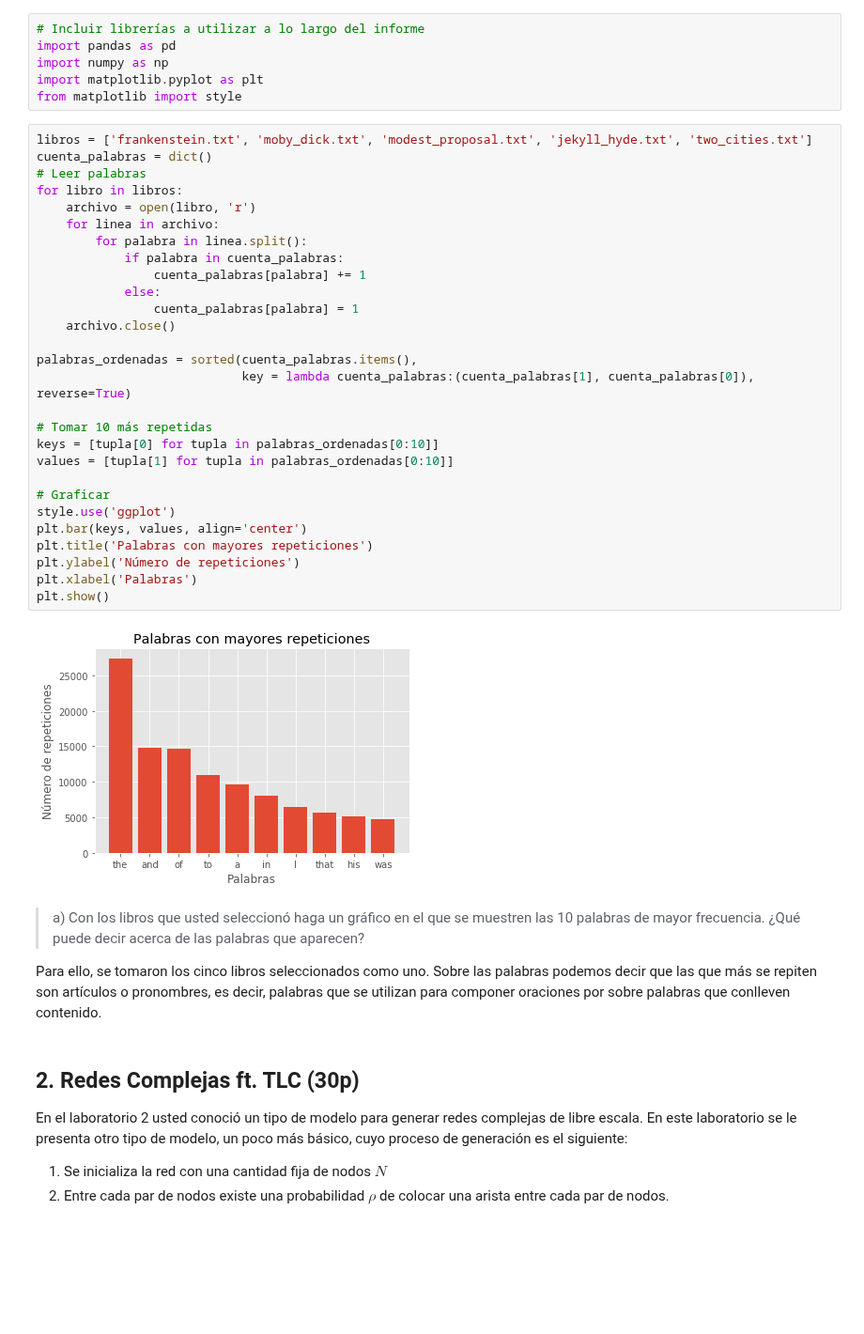
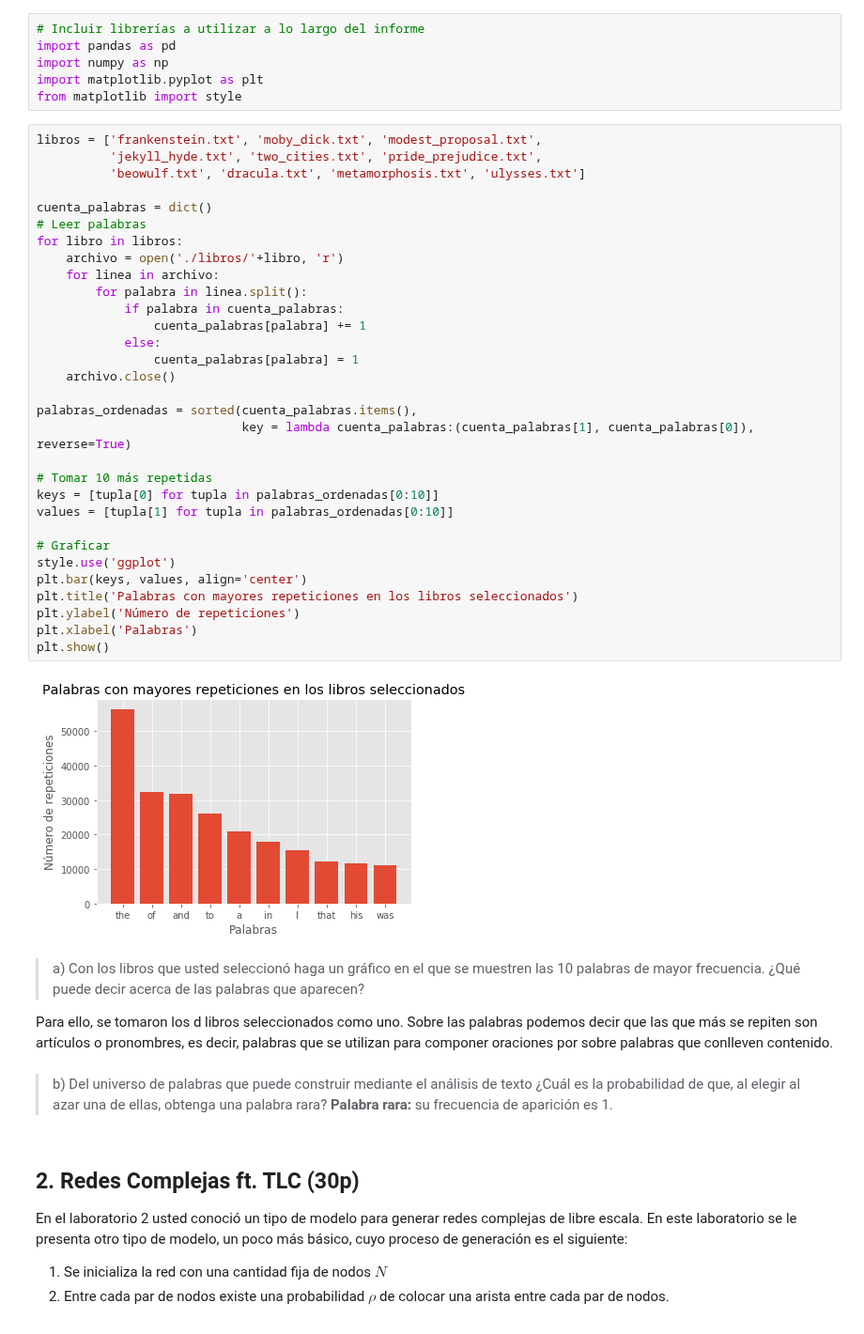
Before and after one commit to dmedelba/Lab3-Estaca, a Jupyter notebook: Laboratorio 3.ipynb, the cells around one changed output. Shown at 94% size. Saved outputs shown, nothing was run; the diff lists cells and outputs as text; blank space fills up the shorter version.

Commit message:
Correcciones p1, a con 10 libros

```diff
--- a/Laboratorio 3.ipynb
+++ b/Laboratorio 3.ipynb
@@ -92,39 +97,44 @@ import numpy as np
 import matplotlib.pyplot as plt
 from matplotlib import style
 # %%
-libros = ['frankenstein.txt', 'moby_dick.txt', 'modest_proposal.txt', 'jekyll_hyde.txt', 'two_cities.txt']
+libros = ['frankenstein.txt', 'moby_dick.txt', 'modest_proposal.txt',
+          'jekyll_hyde.txt', 'two_cities.txt', 'pride_prejudice.txt',
+          'beowulf.txt', 'dracula.txt', 'metamorphosis.txt', 'ulysses.txt']
+
 cuenta_palabras = dict()
 # Leer palabras
 for libro in libros:
-    archivo = open(libro, 'r')
+    archivo = open('./libros/'+libro, 'r')
     for linea in archivo:
         for palabra in linea.split():
             if palabra in cuenta_palabras:
                 cuenta_palabras[palabra] += 1
             else:
                 cuenta_palabras[palabra] = 1
     archivo.close()
 
 palabras_ordenadas = sorted(cuenta_palabras.items(),
                             key = lambda cuenta_palabras:(cuenta_palabras[1], cuenta_palabras[0]), reverse=True)
 
 # Tomar 10 más repetidas
 keys = [tupla[0] for tupla in palabras_ordenadas[0:10]]
 values = [tupla[1] for tupla in palabras_ordenadas[0:10]]
 
 # Graficar
 style.use('ggplot')
 plt.bar(keys, values, align='center')
-plt.title('Palabras con mayores repeticiones')
+plt.title('Palabras con mayores repeticiones en los libros seleccionados')
 plt.ylabel('Número de repeticiones')
 plt.xlabel('Palabras')
 plt.show()
 # %% [output]
-[figure, old version]
+[figure, new version]
 # %% [markdown]
 > a) Con los libros que usted seleccionó haga un gráfico en el que se muestren las 10 palabras de mayor frecuencia. ¿Qué puede decir acerca de las palabras que aparecen?
 
-Para ello, se tomaron los cinco libros seleccionados como uno. Sobre las palabras podemos decir que las que más se repiten son artículos o pronombres, es decir, palabras que se utilizan para componer oraciones por sobre palabras que conlleven contenido.
+Para ello, se tomaron los d libros seleccionados como uno. Sobre las palabras podemos decir que las que más se repiten son artículos o pronombres, es decir, palabras que se utilizan para componer oraciones por sobre palabras que conlleven contenido.
+# %% [markdown]
+> b) Del universo de palabras que puede construir mediante el análisis de texto ¿Cuál es la probabilidad de que, al elegir al azar una de ellas, obtenga una palabra rara? **Palabra rara:** su frecuencia de aparición es 1.
 # %% [markdown]
 ## 2. Redes Complejas ft. TLC (30p)
 
```
Also changed, not shown: parts of 1 cell of this notebook, 10 other files.
